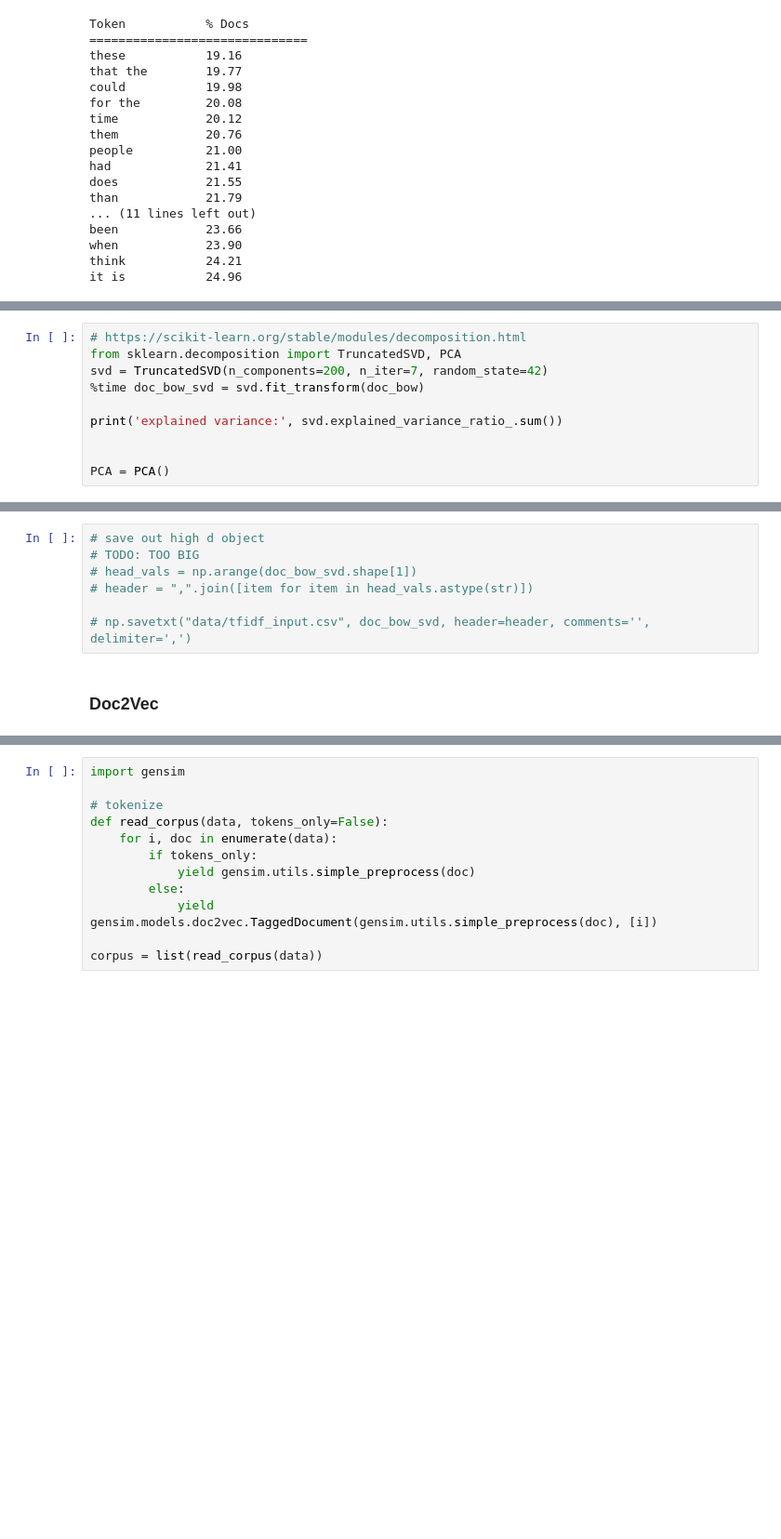
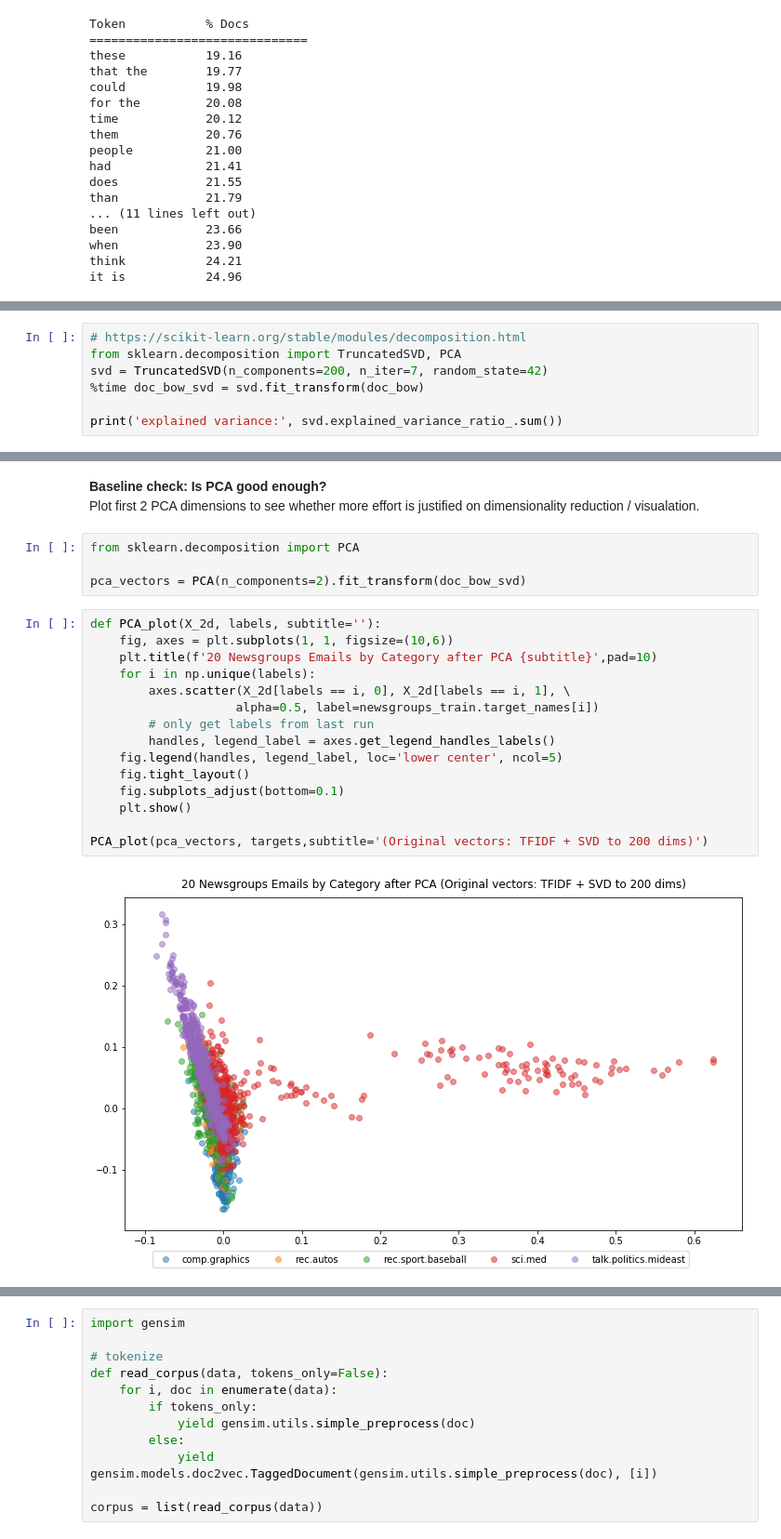
Before and after one commit to jammygrams/dash-tsne, a Jupyter notebook: generate_data.ipynb, the cells around one changed output, grey strips where cells are left out. Shown at 93% size. Cells and saved outputs as stored; diff of their text form; blank space fills up the shorter version.

```diff
--- a/generate_data.ipynb
+++ b/generate_data.ipynb
@@ -123,6 +120,3 @@ svd = TruncatedSVD(n_components=200, n_iter=7, random_state=42)
 %time doc_bow_svd = svd.fit_transform(doc_bow)
 
 print('explained variance:', svd.explained_variance_ratio_.sum())
-
-
-PCA = PCA()
@@ -138,12 +150,27 @@ def save_vectors(vectors, name:string):
 save_vectors(doc_bow_svd, 'tfidf')
 # %% [output]
 Saved in data/tfidf_input.csv
-# %%
-# save out high d object
-# TODO: TOO BIG
-# head_vals = np.arange(doc_bow_svd.shape[1])
-# header = ",".join([item for item in head_vals.astype(str)])
-
-# np.savetxt("data/tfidf_input.csv", doc_bow_svd, header=header, comments='', delimiter=',')
-# %% [markdown]
-### Doc2Vec
+# %% [markdown]
+**Baseline check: Is PCA good enough?**
+Plot first 2 PCA dimensions to see whether more effort is justified on dimensionality reduction / visualation.
+# %%
+from sklearn.decomposition import PCA
+
+pca_vectors = PCA(n_components=2).fit_transform(doc_bow_svd)
+# %%
+def PCA_plot(X_2d, labels, subtitle=''):
+    fig, axes = plt.subplots(1, 1, figsize=(10,6))
+    plt.title(f'20 Newsgroups Emails by Category after PCA {subtitle}',pad=10)
+    for i in np.unique(labels):
+        axes.scatter(X_2d[labels == i, 0], X_2d[labels == i, 1], \
+                    alpha=0.5, label=newsgroups_train.target_names[i])
+        # only get labels from last run
+        handles, legend_label = axes.get_legend_handles_labels()
+    fig.legend(handles, legend_label, loc='lower center', ncol=5)
+    fig.tight_layout()
+    fig.subplots_adjust(bottom=0.1)
+    plt.show()
+
+PCA_plot(pca_vectors, targets,subtitle='(Original vectors: TFIDF + SVD to 200 dims)')
+# %% [output]
+[figure, added]
```
Also changed, not shown: parts of 32 cells of this notebook, 5 other files.
